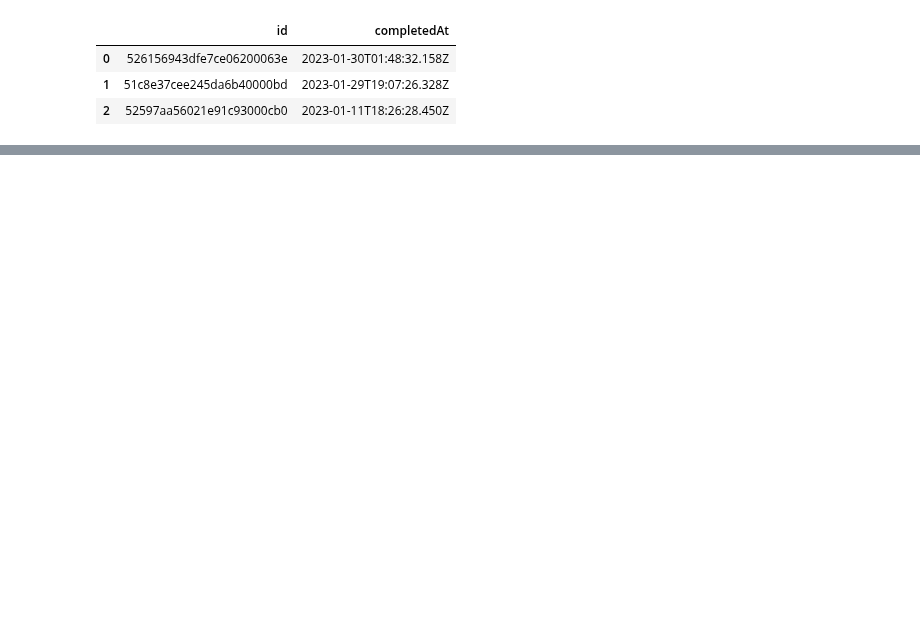
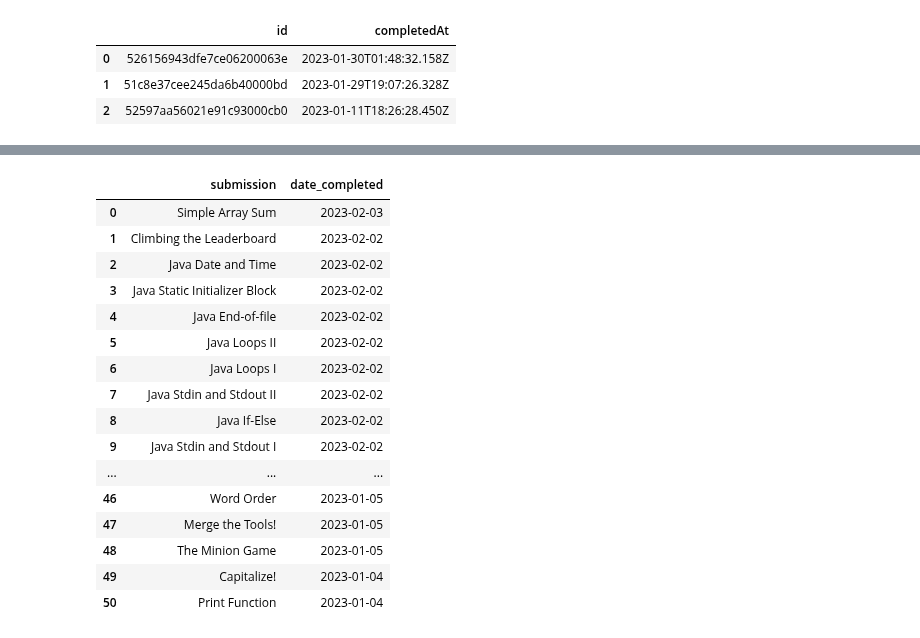
Before and after one commit to emilycardwell/my-jobs, a Jupyter notebook: jupyter_notebooks/prep_coding_editing.ipynb, the cells around one changed output, grey strips where cells are left out. Cells and saved outputs as stored; diff of their text form; code cells hidden in the pictures; blank space fills up the shorter version.

```diff
--- a/jupyter_notebooks/prep_coding_editing.ipynb
+++ b/jupyter_notebooks/prep_coding_editing.ipynb
@@ -82,0 +215,9 @@ new data added sucessfully to /Users/Emily/code/emilycardwell/my-jobs/data/prep_
+# %%
+almost_d_l = []
+for idx, l in enumerate(split_list):
+    if "-2" in l:
+        r = l.replace("-2", " - 2")
+    elif "-a " in l:
+        r = l.replace("-a ", " - a ")
+
+    almost_d_l.append(r.split(" - "))
@@ -82,0 +244,2 @@ new data added sucessfully to /Users/Emily/code/emilycardwell/my-jobs/data/prep_
+# %%
+hr_days = [24, 26, 31, 36, 44, 49, 50, 51]
@@ -82,0 +250,20 @@ new data added sucessfully to /Users/Emily/code/emilycardwell/my-jobs/data/prep_
+# %%
+dates_dict = {}
+i = 0
+j = 0
+l = 5
+
+for k, v in almost_d_l:
+    if ' days ago' in v:
+        dates_dict[k] = int(v.replace(' days ago', ""))
+    else:
+        if i < l:
+            dates_dict[k] = hr_days[j]
+            i += 1
+        else:
+            j += 1
+            dates_dict[k] = hr_days[j]
+            i = 0
+            l = random.choice([2,3,4])
+
+dates_dict
@@ -82,0 +288,5 @@ new data added sucessfully to /Users/Emily/code/emilycardwell/my-jobs/data/prep_
+# %%
+dates_dict_1 = {}
+for k, v in dates_dict.items():
+    dates_dict_1[k] = (dt.date.today() - dt.timedelta(days=v)).strftime("%Y-%m-%d")
+dates_dict_1
@@ -82,0 +311,21 @@ new data added sucessfully to /Users/Emily/code/emilycardwell/my-jobs/data/prep_
+# %%
+columns=['submission', 'date_completed']
+pd.DataFrame.from_dict(dates_dict_1, orient='index').reset_index().rename(columns={'index': columns[0], 0: columns[1]})
+# %% [output]
+|  | submission | date_completed |
+| 0 | Simple Array Sum | 2023-02-03 |
+| 1 | Climbing the Leaderboard | 2023-02-02 |
+| 2 | Java Date and Time | 2023-02-02 |
+| 3 | Java Static Initializer Block | 2023-02-02 |
+| 4 | Java End-of-file | 2023-02-02 |
+| 5 | Java Loops II | 2023-02-02 |
+| 6 | Java Loops I | 2023-02-02 |
+| 7 | Java Stdin and Stdout II | 2023-02-02 |
+| 8 | Java If-Else | 2023-02-02 |
+| 9 | Java Stdin and Stdout I | 2023-02-02 |
+| ... | ... | ... |
+| 46 | Word Order | 2023-01-05 |
+| 47 | Merge the Tools! | 2023-01-05 |
+| 48 | The Minion Game | 2023-01-05 |
+| 49 | Capitalize! | 2023-01-04 |
+| 50 | Print Function | 2023-01-04 |
```
Also changed, not shown: parts of 23 cells of this notebook, 5 other files.
